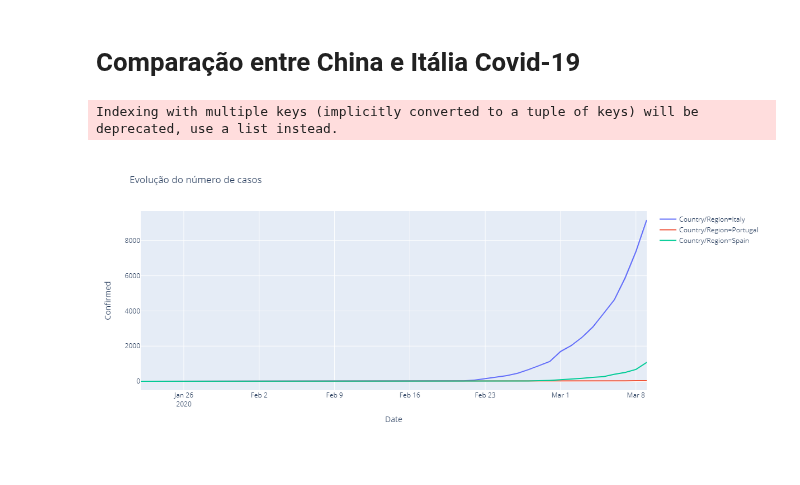
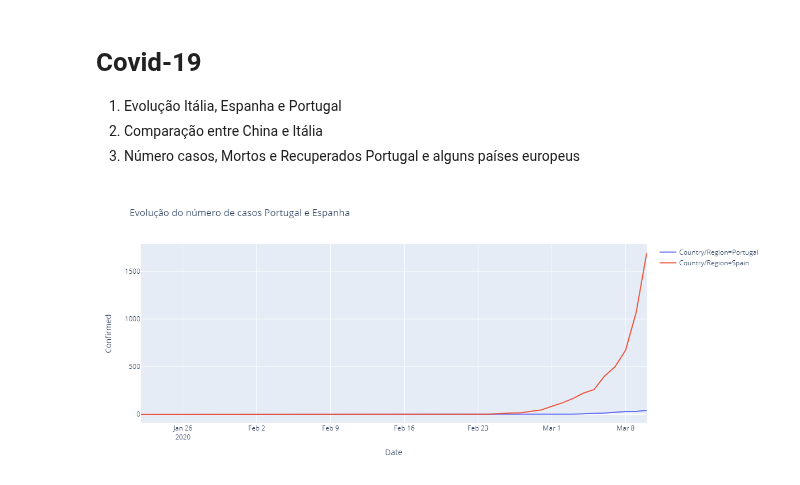
Before and after one commit to pesobreiro/jupyternotebooks, a Jupyter notebook: analysis/Covid-19.ipynb, the cells around one changed output. Saved outputs shown, nothing was run; the diff lists cells and outputs as text; code cells hidden in the pictures.

```diff
--- a/analysis/Covid-19.ipynb
+++ b/analysis/Covid-19.ipynb
@@ -1,5 +1,8 @@
-# %% [markdown]
-# Comparação entre China e Itália Covid-19
+# %% [markdown]
+# Covid-19
+1. Evolução Itália, Espanha e Portugal
+2. Comparação entre China e Itália
+3. Número casos, Mortos e Recuperados Portugal e alguns países europeus
 # %%
 # storing and anaysis
 import numpy as np
@@ -20,18 +26,17 @@ full_table['Country/Region'] = full_table['Country/Region'].replace('Mainland Ch
 # filling missing values with NA
 full_table[['Province/State']] = full_table[['Province/State']].fillna('NA')
 # %%
-temp = full_table.loc[(full_table['Country/Region']=='Italy') | (full_table['Country/Region']=='Spain')| (full_table['Country/Region']=='Portugal')]
+temp = full_table.loc[((full_table['Country/Region']=='Spain')| (full_table['Country/Region']=='Portugal'))]
 temp = temp.groupby(['Country/Region', 'Date'])['Confirmed', 'Deaths', 'Recovered'].sum()
 
 temp = temp.reset_index()
 
 
 fig = px.line(temp, x="Date", y="Confirmed", color='Country/Region',  height=500,width=1000,
-             title='Evolução do número de casos')
+             title='Evolução do número de casos Portugal e Espanha')
 fig.show()
 # %% [output]
-Indexing with multiple keys (implicitly converted to a tuple of keys) will be deprecated, use a list instead.
-[figure, old version]
+[figure, new version]
 # %%
 temp = full_table.loc[(full_table['Country/Region']=='Italy') | (full_table['Country/Region']=='China')]
 temp = temp.groupby(['Country/Region', 'Date'])['Confirmed', 'Deaths', 'Recovered'].sum()
```
Also changed, not shown: parts of 7 cells of this notebook.
